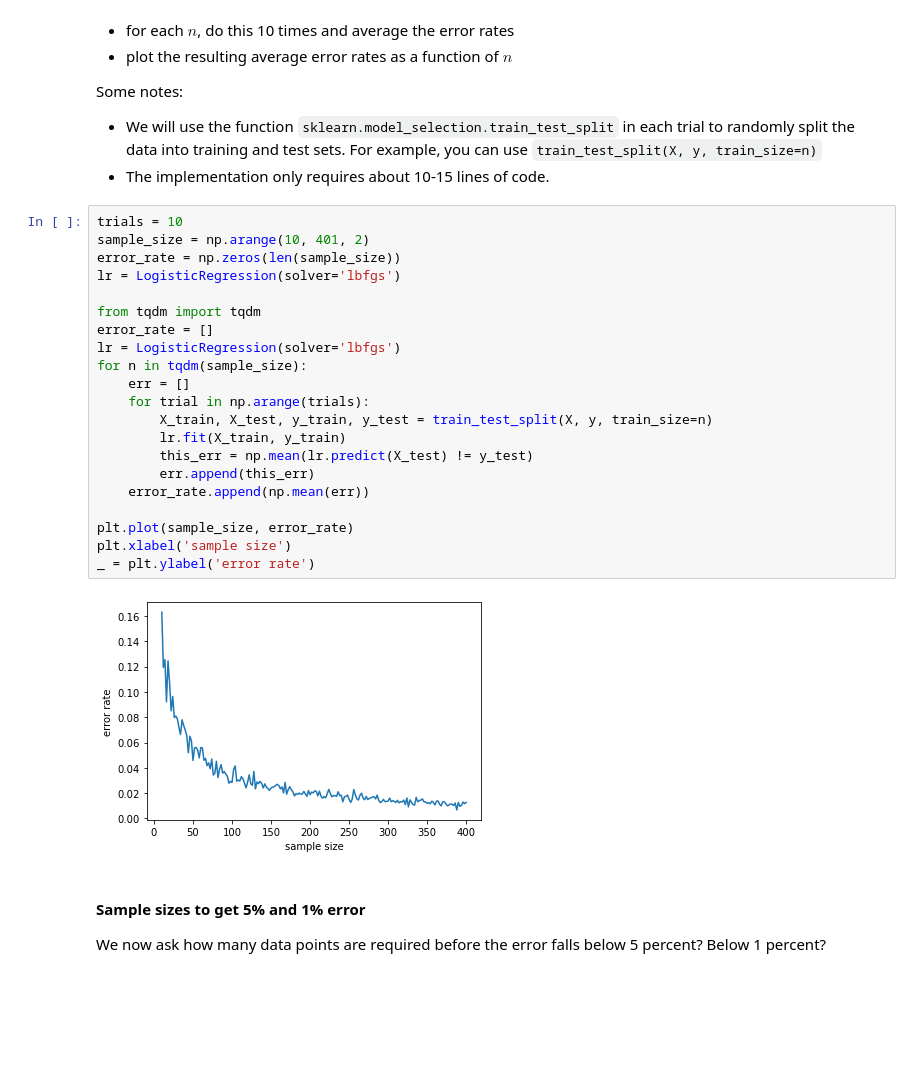
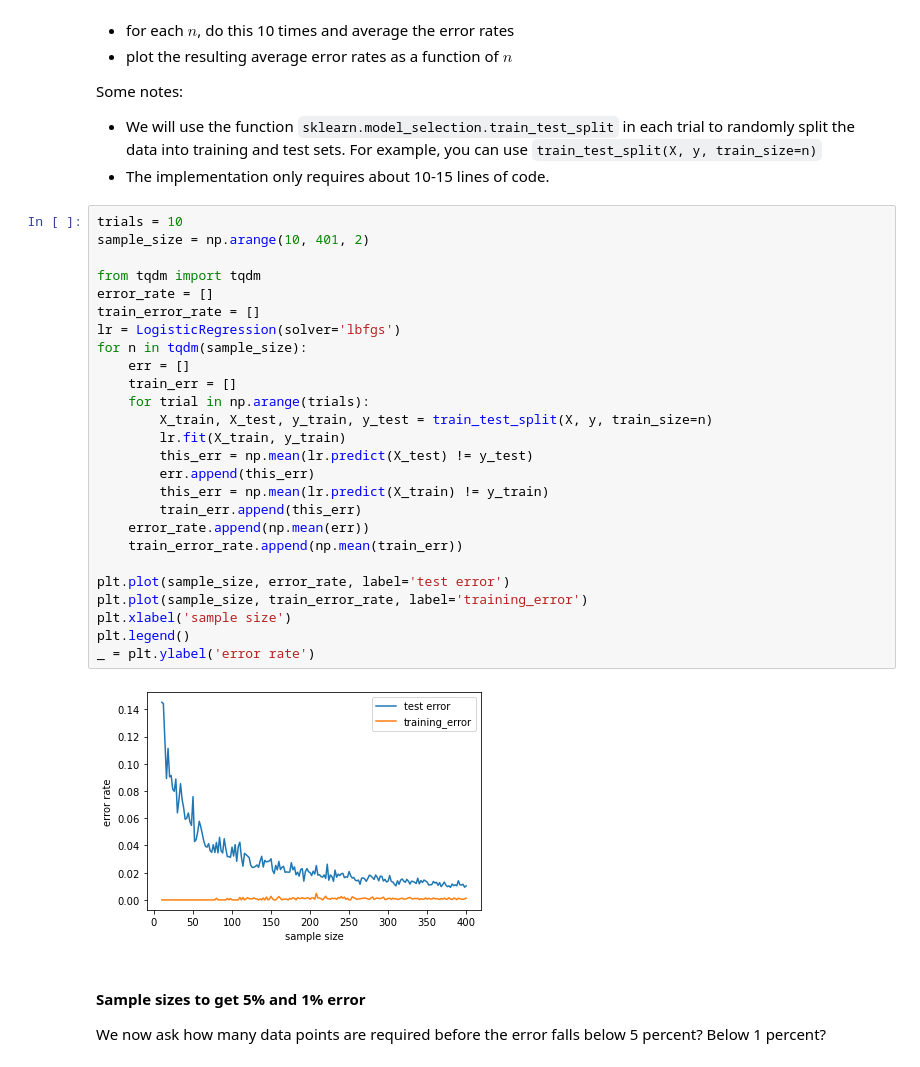
Before and after one commit to YData123/sds265-fa22, a Jupyter notebook: demos/classification/classification.ipynb, the cells around one changed output. Drawn from its saved outputs; the diff is of its cells as text; blank space fills up the shorter version.

```diff
--- a/demos/classification/classification.ipynb
+++ b/demos/classification/classification.ipynb
@@ -87,26 +87,31 @@ Some notes:
 # %%
 trials = 10
 sample_size = np.arange(10, 401, 2)
-error_rate = np.zeros(len(sample_size))
-lr = LogisticRegression(solver='lbfgs')
 
 from tqdm import tqdm
 error_rate = []
+train_error_rate = []
 lr = LogisticRegression(solver='lbfgs')
 for n in tqdm(sample_size):
     err = []
+    train_err = []
     for trial in np.arange(trials):
         X_train, X_test, y_train, y_test = train_test_split(X, y, train_size=n)
         lr.fit(X_train, y_train)
         this_err = np.mean(lr.predict(X_test) != y_test)
         err.append(this_err)
+        this_err = np.mean(lr.predict(X_train) != y_train)
+        train_err.append(this_err)
     error_rate.append(np.mean(err))
+    train_error_rate.append(np.mean(train_err))
 
-plt.plot(sample_size, error_rate)
+plt.plot(sample_size, error_rate, label='test error')
+plt.plot(sample_size, train_error_rate, label='training_error')
 plt.xlabel('sample size')
+plt.legend()
 _ = plt.ylabel('error rate')
 # %% [output]
-[figure, old version]
+[figure, new version]
 # %% [markdown]
 ####  Sample sizes to get 5% and 1% error
 
```
Also changed, not shown: parts of 6 cells of this notebook.
